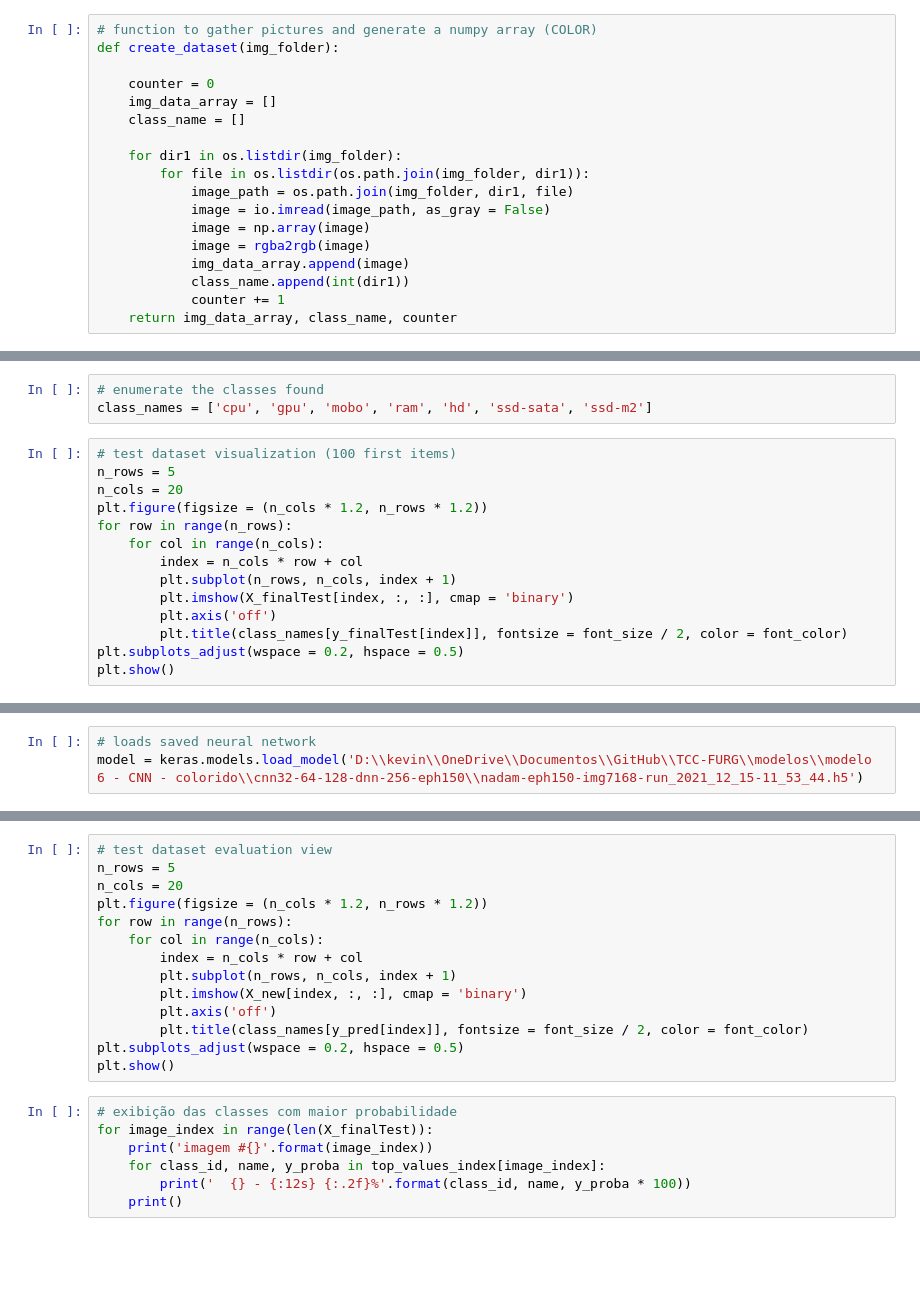
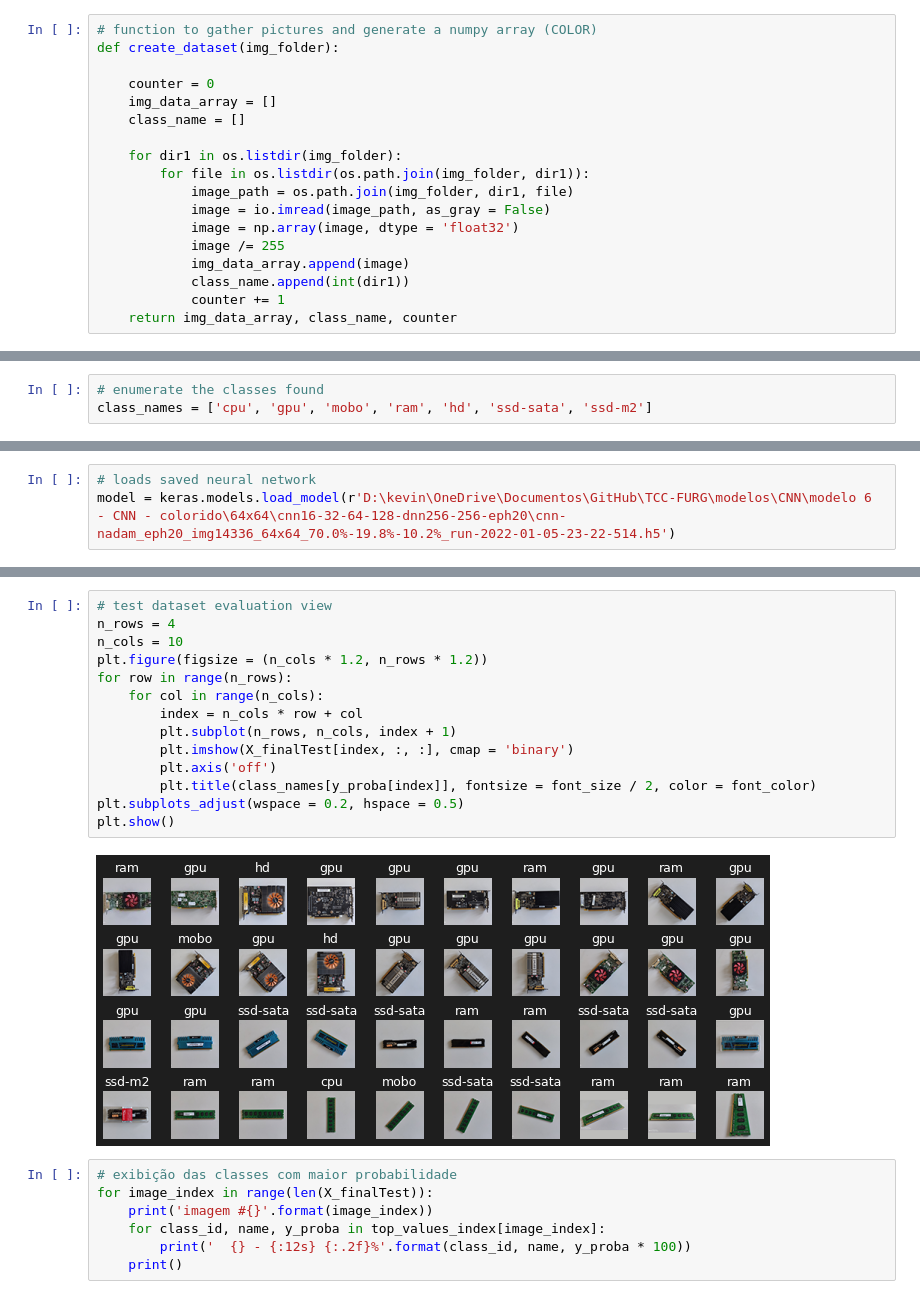
Before and after one commit to Kevin64/TCC-ECD-FURG, a Jupyter notebook: Hardware-classifier-final-test.ipynb, the cells around one changed output, grey strips where cells are left out. Cells and saved outputs as stored; diff of their text form; blank space fills up the shorter version.

```diff
--- a/Hardware-classifier-final-test.ipynb
+++ b/Hardware-classifier-final-test.ipynb
@@ -52,8 +64,8 @@ def create_dataset(img_folder):
         for file in os.listdir(os.path.join(img_folder, dir1)):
             image_path = os.path.join(img_folder, dir1, file)
             image = io.imread(image_path, as_gray = False)
-            image = np.array(image)
-            image = rgba2rgb(image)
+            image = np.array(image, dtype = 'float32')
+            image /= 255
             img_data_array.append(image)
             class_name.append(int(dir1))
             counter += 1
@@ -72,17 +88,3 @@ print(dict(zip(unique, counts)))
 # %%
 # enumerate the classes found
 class_names = ['cpu', 'gpu', 'mobo', 'ram', 'hd', 'ssd-sata', 'ssd-m2']
-# %%
-# test dataset visualization (100 first items)
-n_rows = 5
-n_cols = 20
-plt.figure(figsize = (n_cols * 1.2, n_rows * 1.2))
-for row in range(n_rows):
-    for col in range(n_cols):
-        index = n_cols * row + col
-        plt.subplot(n_rows, n_cols, index + 1)
-        plt.imshow(X_finalTest[index, :, :], cmap = 'binary')
-        plt.axis('off')
-        plt.title(class_names[y_finalTest[index]], fontsize = font_size / 2, color = font_color)
-plt.subplots_adjust(wspace = 0.2, hspace = 0.5)
-plt.show()
@@ -104,6 +91,6 @@ class_names[y_finalTest[0]]
 # %%
 # loads saved neural network
-model = keras.models.load_model('D:\\kevin\\OneDrive\\Documentos\\GitHub\\TCC-FURG\\modelos\\modelo 6 - CNN - colorido\\cnn32-64-128-dnn-256-eph150\\nadam-eph150-img7168-run_2021_12_15-11_53_44.h5')
+model = keras.models.load_model(r'D:\kevin\OneDrive\Documentos\GitHub\TCC-FURG\modelos\CNN\modelo 6 - CNN - colorido\64x64\cnn16-32-64-128-dnn256-256-eph20\cnn-nadam_eph20_img14336_64x64_70.0%-19.8%-10.2%_run-2022-01-05-23-22-514.h5')
 # %%
 # evaluates the error of the test data
 print('erro de teste:    ', model.evaluate(X_finalTest, y_finalTest, verbose = 0))
@@ -117,17 +141,19 @@ print('reais:     ', np.array(class_names)[y_finalTest])
 # %%
 # test dataset evaluation view
-n_rows = 5
-n_cols = 20
+n_rows = 4
+n_cols = 10
 plt.figure(figsize = (n_cols * 1.2, n_rows * 1.2))
 for row in range(n_rows):
     for col in range(n_cols):
         index = n_cols * row + col
         plt.subplot(n_rows, n_cols, index + 1)
-        plt.imshow(X_new[index, :, :], cmap = 'binary')
+        plt.imshow(X_finalTest[index, :, :], cmap = 'binary')
         plt.axis('off')
-        plt.title(class_names[y_pred[index]], fontsize = font_size / 2, color = font_color)
+        plt.title(class_names[y_proba[index]], fontsize = font_size / 2, color = font_color)
 plt.subplots_adjust(wspace = 0.2, hspace = 0.5)
 plt.show()
+# %% [output]
+[figure, added]
 # %%
 # exibição das classes com maior probabilidade
 for image_index in range(len(X_finalTest)):
```
Also changed, not shown: parts of 11 cells of this notebook, 13 other files.
